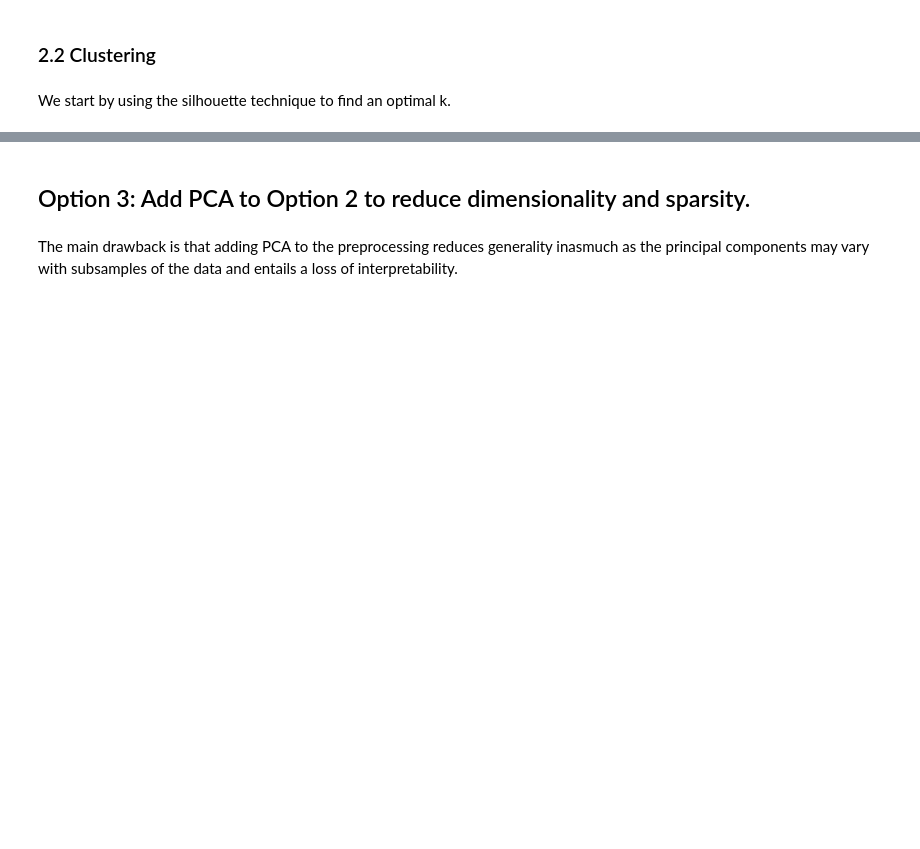
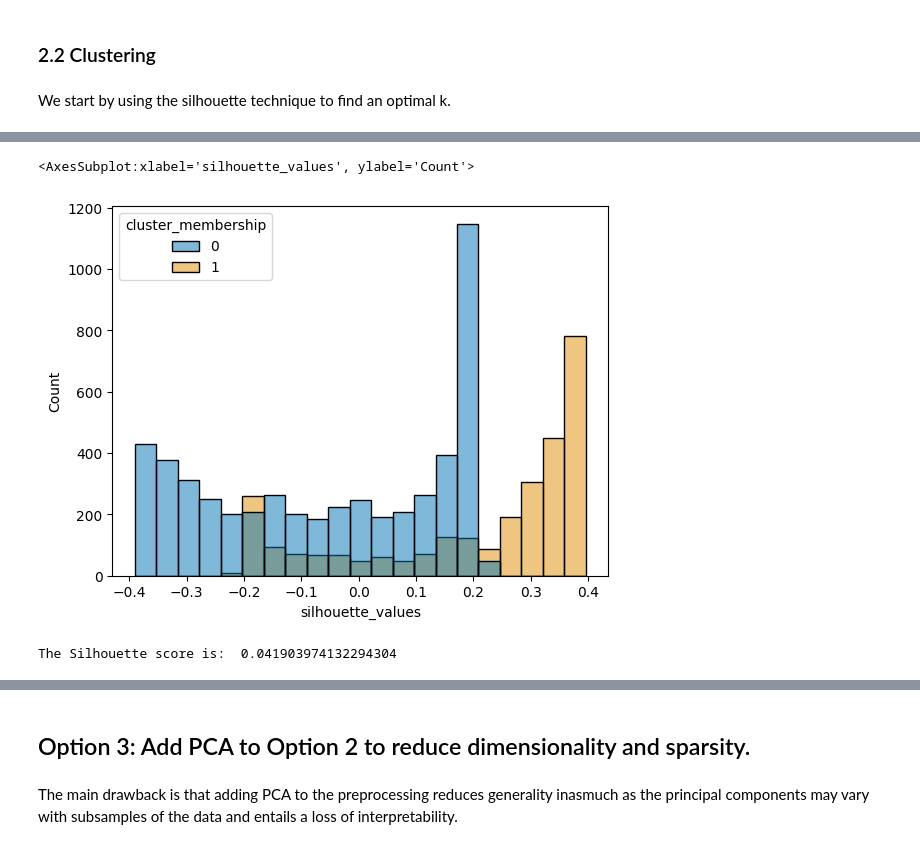
Before and after one commit to ManuelConcepcion/extended_kprototypes, a Jupyter notebook: examples/movies_metadata.ipynb, the cells around one changed output, grey strips where cells are left out. Cells and saved outputs as stored; diff of their text form; code cells hidden in the pictures; blank space fills up the shorter version.

```diff
--- a/examples/movies_metadata.ipynb
+++ b/examples/movies_metadata.ipynb
@@ -630,6 +651,19 @@ for col in X_cat.columns:
 ### 2.2 Clustering
 # %% [markdown]
 We start by using the silhouette technique to find an optimal k.
+# %%
+cat_col_indexes = [i for i in range(len(X.columns)) if X.columns[i] in (cat_cols + dummy_cols)]
+num_col_indexes = list(
+    set(cat_col_indexes).symmetric_difference(
+        set(range(len(X.columns)))
+        )
+    )
+# %%
+# K-Prototype uses the squared euclidean to avoid the square root operation
+
+distance_matrix_num = pdist(X.iloc[:, num_col_indexes].values)
+distance_matrix_cat = pdist(X.iloc[:, cat_col_indexes].values, 'hamming')
+distance_matrix = squareform(distance_matrix_cat*kp.gamma + distance_matrix_num)
 # %%
 scores_dict = dict()
 
@@ -644,3 +707,3 @@ scores_dict
 # %%
 kp = KPrototypes(n_clusters=2, init='Cao', verbose=True, random_state=42)
-labels = kp.fit_predict(X, categorical=cat_cols)
+labels = kp.fit_predict(X, categorical=cat_col_indexes)
@@ -646,0 +730,7 @@ labels = kp.fit_predict(X, categorical=cat_cols)
+# %%
+silhouette_df = pd.DataFrame()
+
+silhouette_df['silhouette_values'] = silhouette_samples(distance_matrix, kp.labels_ , metric="precomputed")
+silhouette_df['cluster_membership'] = labels
+
+silhouette_df.head()
@@ -646,0 +744,12 @@ labels = kp.fit_predict(X, categorical=cat_cols)
+# %%
+sns.histplot(data=silhouette_df, x='silhouette_values', hue='cluster_membership', palette='colorblind')
+# %% [output]
+<AxesSubplot:xlabel='silhouette_values', ylabel='Count'>
+[figure, added]
+# %%
+score=silhouette_score(distance_matrix, kp.labels_ , metric="precomputed")
+
+# silhouette_scores[k]=score
+print("The Silhouette score is: ", score)
+# %% [output]
+The Silhouette score is:  0.041903974132294304
```
Also changed, not shown: parts of 28 cells of this notebook.
